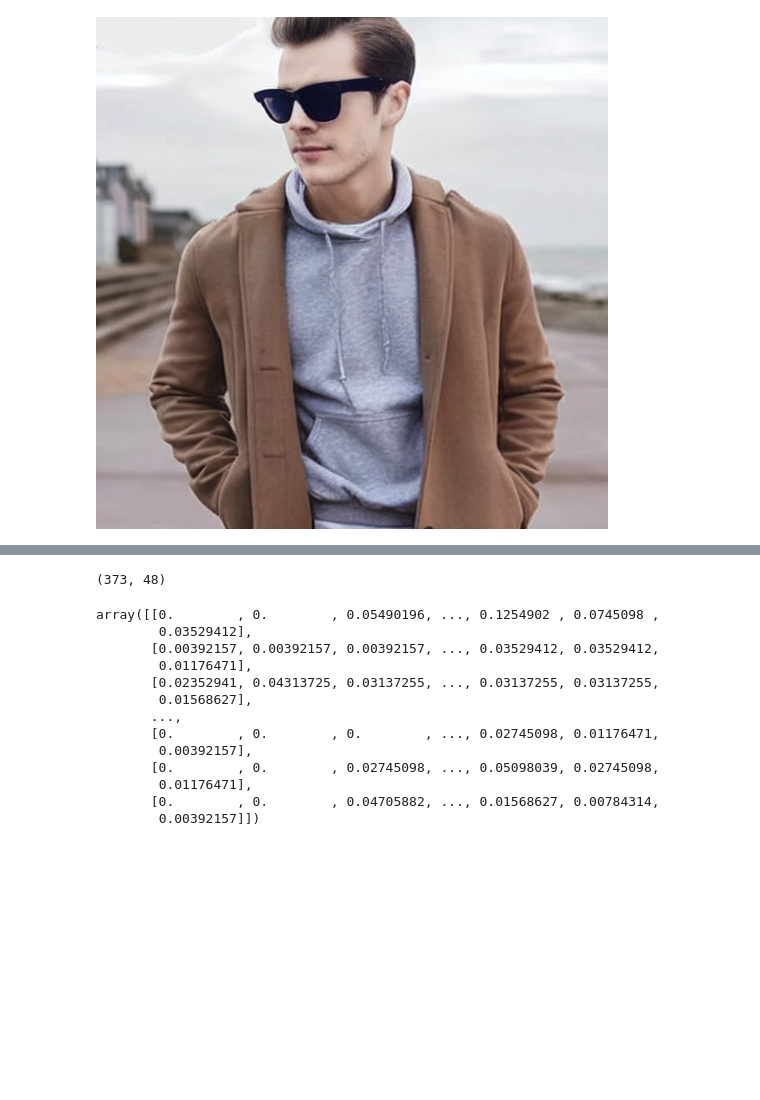
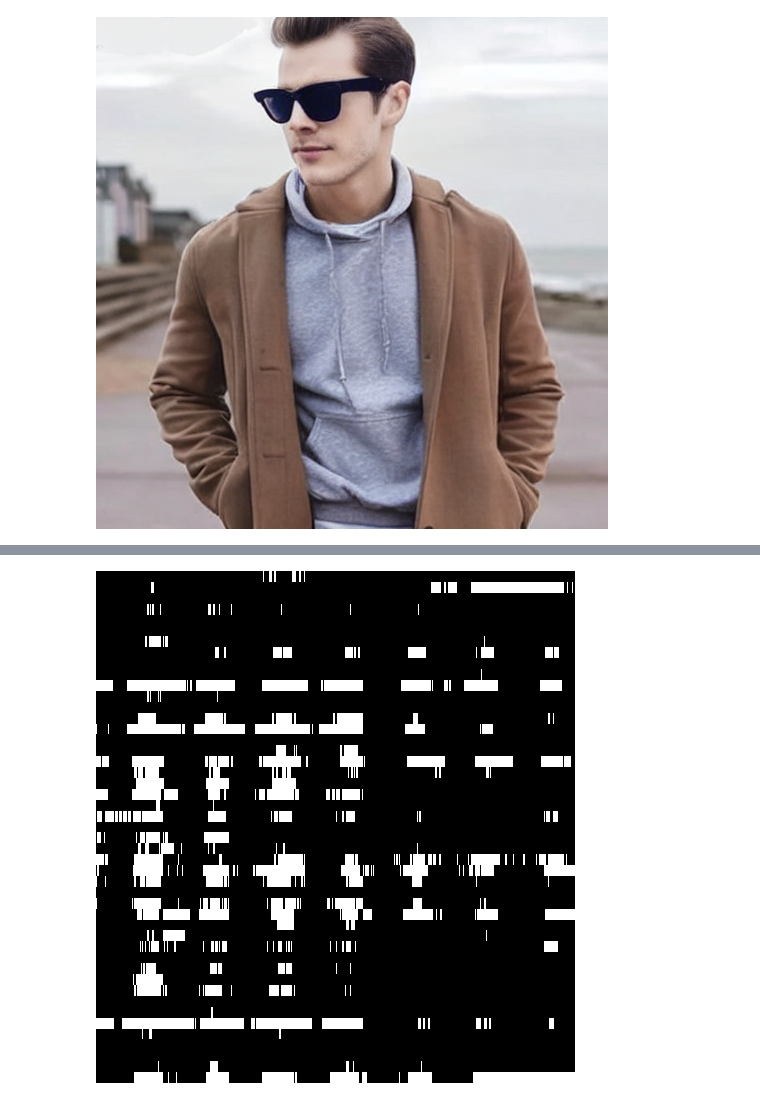
Before and after one commit to reichlab/flusion, a Jupyter notebook: code/outpaint/outpaint.ipynb, the cells around one changed output, grey strips where cells are left out. Drawn from its saved outputs; the diff is of its cells as text; code cells hidden in the pictures; blank space fills up the shorter version.

```diff
--- a/code/outpaint/outpaint.ipynb
+++ b/code/outpaint/outpaint.ipynb
@@ -145 +195,5 @@ train_img_aug.
+# %%
+encoded_data['mask']
+# %% [output]
+[figure, added]
 # %%
@@ -157,20 +211,0 @@ out_image = pipe(
-# %%
-train_img.shape
-# %% [output]
-(373, 48)
-# %%
-np.array(out_image.convert("L").resize(train_img.shape[::-1])).astype(np.float64) / 255.0
-# %% [output]
-array([[0.        , 0.        , 0.05490196, ..., 0.1254902 , 0.0745098 ,
-        0.03529412],
-       [0.00392157, 0.00392157, 0.00392157, ..., 0.03529412, 0.03529412,
-        0.01176471],
-       [0.02352941, 0.04313725, 0.03137255, ..., 0.03137255, 0.03137255,
-        0.01568627],
-       ...,
-       [0.        , 0.        , 0.        , ..., 0.02745098, 0.01176471,
-        0.00392157],
-       [0.        , 0.        , 0.02745098, ..., 0.05098039, 0.02745098,
-        0.01176471],
-       [0.        , 0.        , 0.04705882, ..., 0.01568627, 0.00784314,
-        0.00392157]])
```
Also changed, not shown: parts of 31 cells of this notebook, 2 other files.
